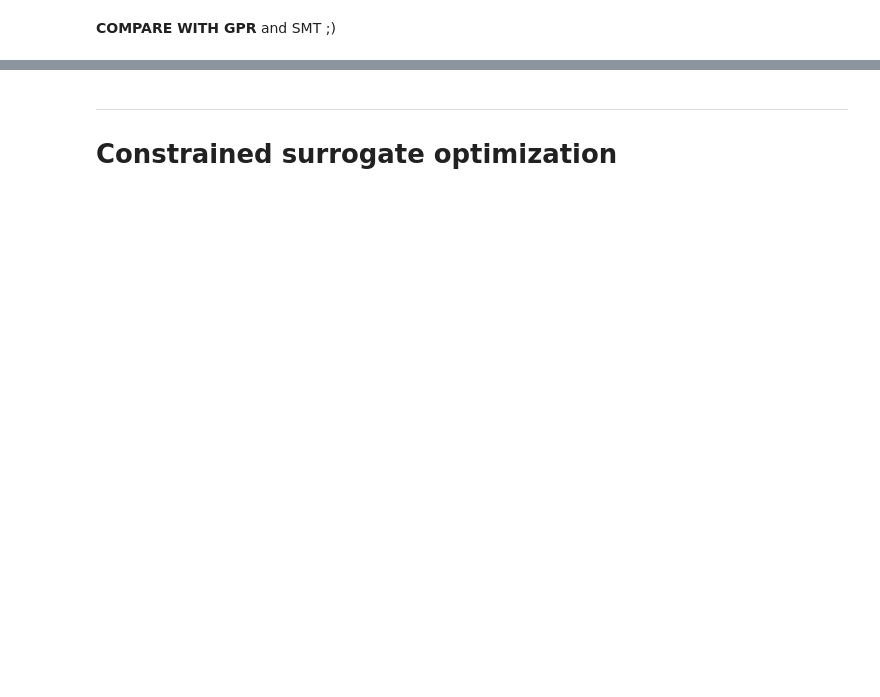
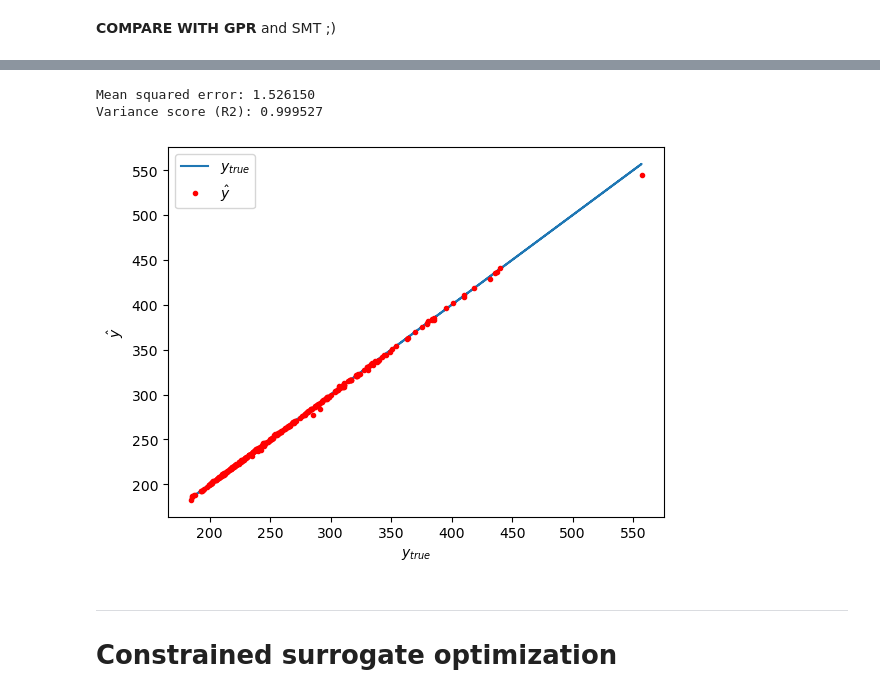
Before and after one commit to jomorlier/IA_CNRS_ICA, a Jupyter notebook: Corrections/TEST_IA2_beam.ipynb, the cells around one changed output, grey strips where cells are left out. Cells and saved outputs as stored; diff of their text form; code cells hidden in the pictures; blank space fills up the shorter version.

```diff
--- a/Corrections/TEST_IA2_beam.ipynb
+++ b/Corrections/TEST_IA2_beam.ipynb
@@ -402,3 +398,33 @@ Variance score (R2): 0.999527
+# %%
+# Unnormalize all y-data
+y_train1 = y_normalization.unnormalize(torch.from_numpy(y_train1))
+y_train2 = y_normalization.unnormalize(torch.from_numpy(y_train2))
+y_test1  = y_normalization.unnormalize(torch.from_numpy(y_test1))
+y_test2  = y_normalization.unnormalize(torch.from_numpy(y_test2))
+y1 = y_normalization.unnormalize(torch.from_numpy(y1))
+y2 = y_normalization.unnormalize(torch.from_numpy(y2))
+
+# Plot prediction/true values
+
+fig = plt.figure()
+plt.plot(y_test2, y_test2, '-', label='$y_{true}$')
+plt.plot(y_test2, y2, 'r.', label='$\hat{y}$')
+
+plt.xlabel('$y_{true}$')
+plt.ylabel('$\hat{y}$')
+
+plt.legend(loc='upper left')
+#plt.title('LS model: validation of the prediction model')
+
+# The mean squared error
+print("Mean squared error: %f"
+      % mean_squared_error(y_test2, y2))
+# Explained variance score: 1 is perfect prediction
+print('Variance score (R2): %f' % r2_score(y_test2, y2))
+# %% [output]
+Mean squared error: 1.526150
+Variance score (R2): 0.999527
+[figure, added]
 # %% [markdown]
 -----
 
```
Also changed, not shown: parts of 13 cells of this notebook, 3 other files.
